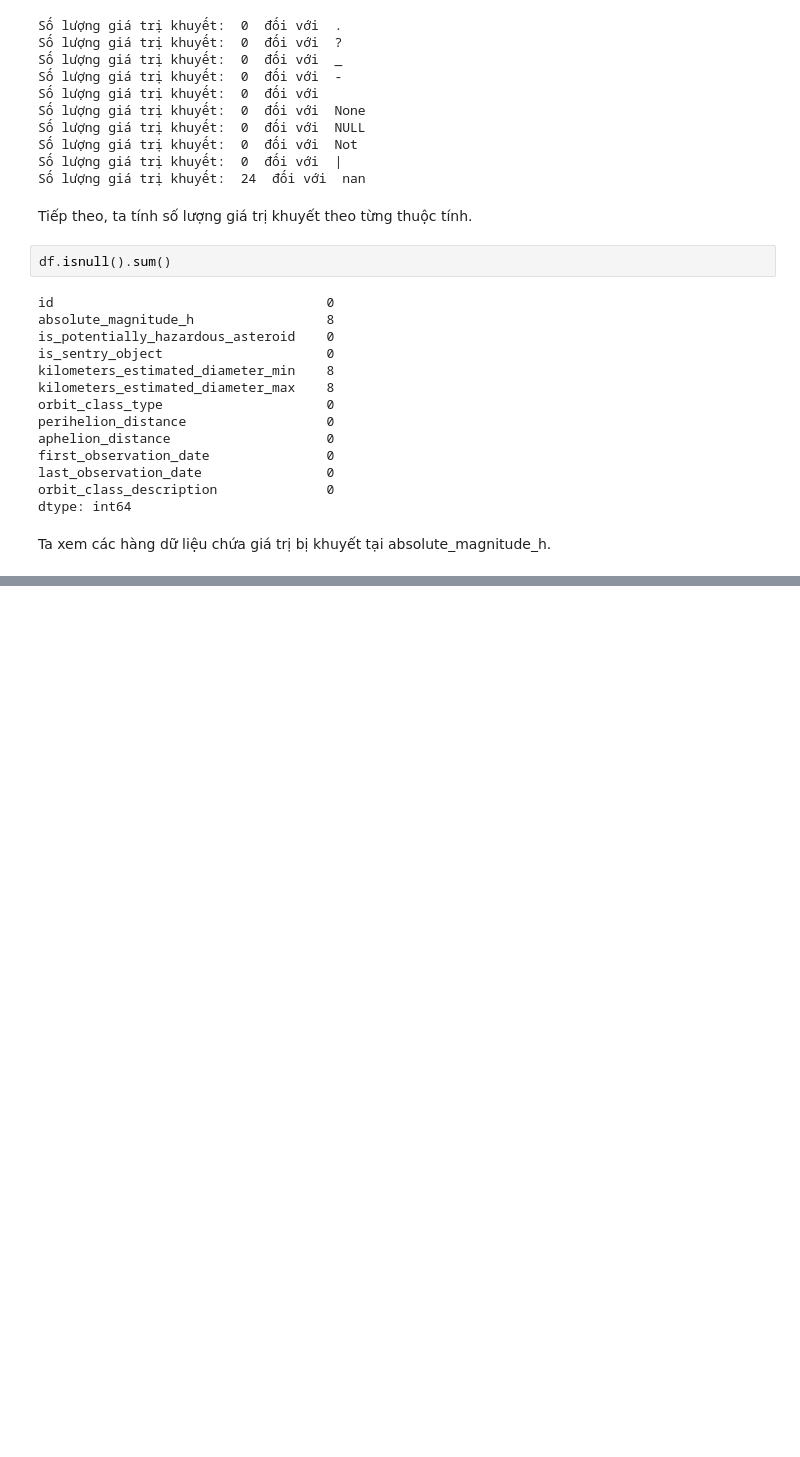
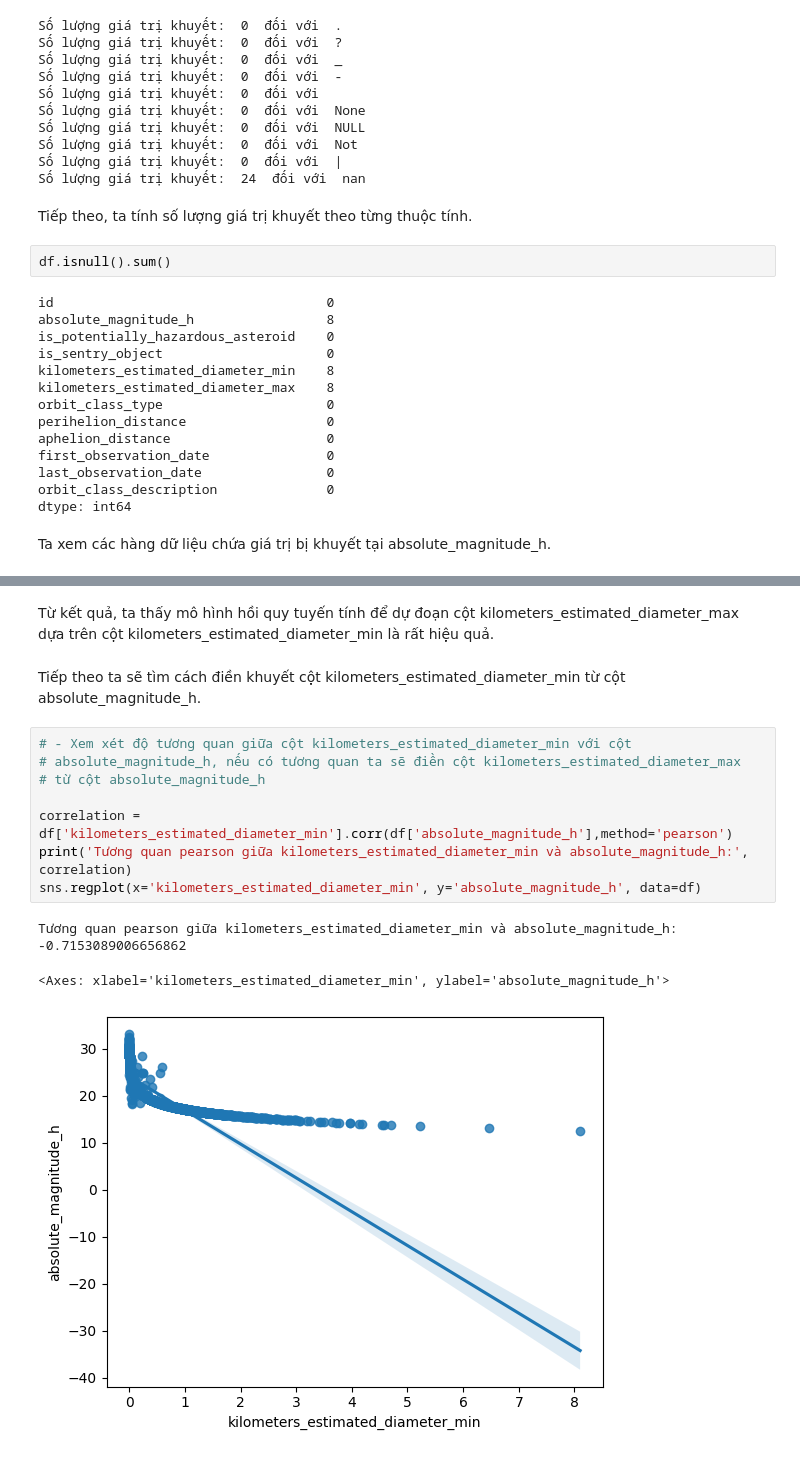
Before and after one commit to nhocratac/IE224-NEO, a Jupyter notebook: file_code_tong_hop.ipynb, the cells around one changed output, grey strips where cells are left out. Cells and saved outputs as stored; diff of their text form; blank space fills up the shorter version.

```diff
--- a/file_code_tong_hop.ipynb
+++ b/file_code_tong_hop.ipynb
@@ -86,0 +177,16 @@ dataFrame_missingData_absolute_magnitude_h
+# %% [markdown]
+Từ kết quả, ta thấy mô hình hồi quy tuyến tính để dự đoạn cột kilometers_estimated_diameter_max dựa trên cột kilometers_estimated_diameter_min là rất hiệu quả.
+# %% [markdown]
+Tiếp theo ta sẽ tìm cách điền khuyết cột kilometers_estimated_diameter_min từ cột absolute_magnitude_h.
+# %%
+# - Xem xét độ tương quan giữa cột kilometers_estimated_diameter_min với cột
+# absolute_magnitude_h, nếu có tương quan ta sẽ điền cột kilometers_estimated_diameter_max
+# từ cột absolute_magnitude_h
+
+correlation = df['kilometers_estimated_diameter_min'].corr(df['absolute_magnitude_h'],method='pearson')
+print('Tương quan pearson giữa kilometers_estimated_diameter_min và absolute_magnitude_h:', correlation)
+sns.regplot(x='kilometers_estimated_diameter_min', y='absolute_magnitude_h', data=df)
+# %% [output]
+Tương quan pearson giữa kilometers_estimated_diameter_min và absolute_magnitude_h: -0.7153089006656862
+<Axes: xlabel='kilometers_estimated_diameter_min', ylabel='absolute_magnitude_h'>
+[figure, added]
```
Also changed, not shown: parts of 26 cells of this notebook.
